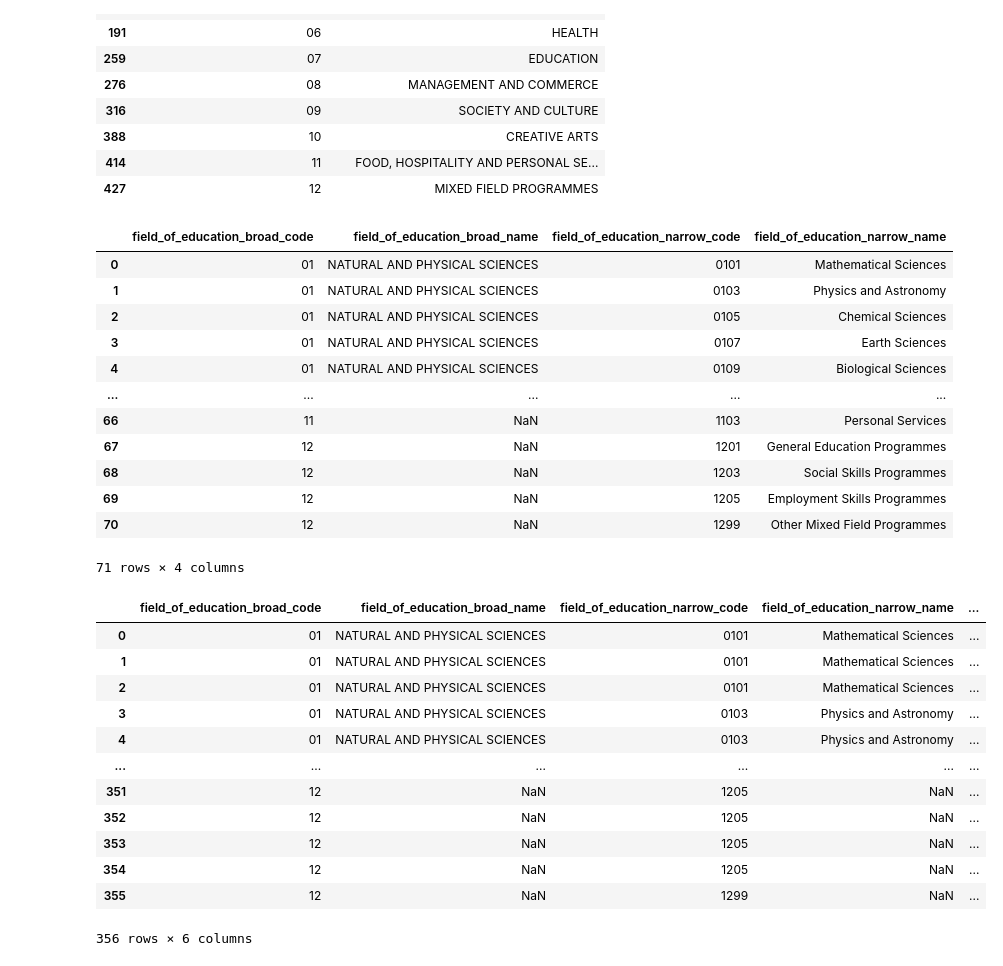
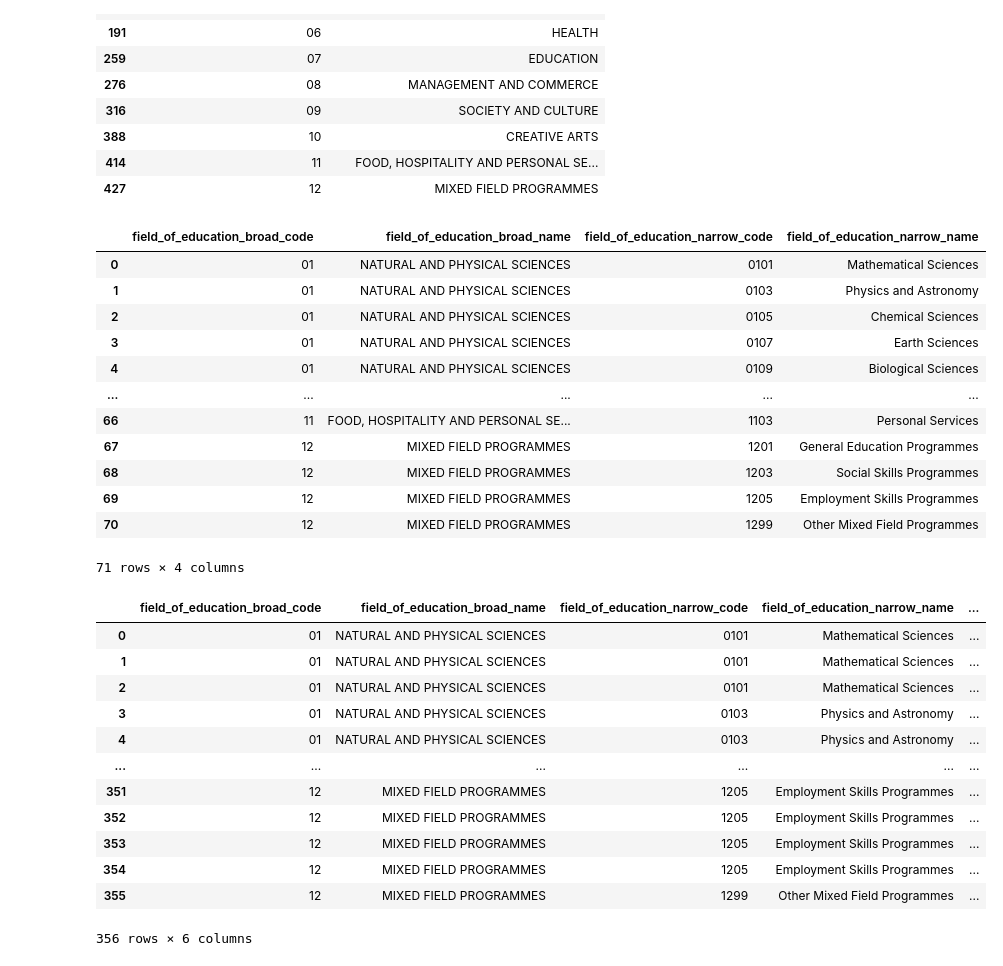
Before and after one commit to danlsn/asced, a Jupyter notebook: scripts/asced_field_of_education_processing.ipynb, the cells around one changed output. Drawn from its saved outputs; the diff is of its cells as text; code cells hidden in the pictures.

Commit message:
fix(foe): update missing broad and narrow codes

```diff
--- a/scripts/asced_field_of_education_processing.ipynb
+++ b/scripts/asced_field_of_education_processing.ipynb
@@ -162,5 +162,5 @@ df_clean
 # %%
-broad_fields = df_clean[df_clean["L1"].notna() & df_clean["L2"].notna()].copy()
+broad_fields = df_clean[df_clean["L1"].notna() & df_clean["L2"].notna()].astype(str).copy()
 
 broad_fields = broad_fields[["L1", "L2"]].rename(
     columns={
@@ -169,6 +169,10 @@ broad_fields = broad_fields[["L1", "L2"]].rename(
     }
 )
 
+broad_fields["field_of_education_broad_code"] = broad_fields["field_of_education_broad_code"].astype(str)
+
+# broad_fields.set_index("field_of_education_broad_code", inplace=True, drop=False)
+
 broad_fields
 # %% [output]
 |  | field_of_education_broad_code | field_of_education_broad_name |
@@ -185,7 +189,7 @@ broad_fields
 | 414 | 11 | FOOD, HOSPITALITY AND PERSONAL SE... |
 | 427 | 12 | MIXED FIELD PROGRAMMES |
 # %%
-narrow_fields = df_clean[df_clean["L2"].notna() & df_clean["L3"].notna()].copy()
+narrow_fields = df_clean[df_clean["L2"].notna() & df_clean["L3"].notna()].astype(str).copy()
 
 narrow_fields = narrow_fields[["L1", "L2", "L3"]].rename(
     columns={
@@ -202,7 +206,6 @@ narrow_fields["field_of_education_broad_code"] = (
 narrow_fields = pd.merge(
     narrow_fields,
     broad_fields[["field_of_education_broad_code", "field_of_education_broad_name"]],
-    on="field_of_education_broad_code",
     how="left",
 )
 
@@ -215,6 +218,8 @@ narrow_fields = narrow_fields[
     ]
 ]
 
+# narrow_fields.set_index("field_of_education_narrow_code", inplace=True, drop=False)
+
 narrow_fields
 # %% [output]
 |  | field_of_education_broad_code | field_of_education_broad_name | field_of_education_narrow_code | field_of_education_narrow_name |
@@ -224,14 +229,14 @@ narrow_fields
 | 3 | 01 | NATURAL AND PHYSICAL SCIENCES | 0107 | Earth Sciences |
 | 4 | 01 | NATURAL AND PHYSICAL SCIENCES | 0109 | Biological Sciences |
 | ... | ... | ... | ... | ... |
-| 66 | 11 | NaN | 1103 | Personal Services |
-| 67 | 12 | NaN | 1201 | General Education Programmes |
-| 68 | 12 | NaN | 1203 | Social Skills Programmes |
-| 69 | 12 | NaN | 1205 | Employment Skills Programmes |
-| 70 | 12 | NaN | 1299 | Other Mixed Field Programmes |
+| 66 | 11 | FOOD, HOSPITALITY AND PERSONAL SE... | 1103 | Personal Services |
+| 67 | 12 | MIXED FIELD PROGRAMMES | 1201 | General Education Programmes |
+| 68 | 12 | MIXED FIELD PROGRAMMES | 1203 | Social Skills Programmes |
+| 69 | 12 | MIXED FIELD PROGRAMMES | 1205 | Employment Skills Programmes |
+| 70 | 12 | MIXED FIELD PROGRAMMES | 1299 | Other Mixed Field Programmes |
 71 rows × 4 columns
 # %%
-detailed_fields = df_clean[df_clean["L3"].notna() & df_clean["L4"].notna()].copy()
+detailed_fields = df_clean[df_clean["L3"].notna() & df_clean["L4"].notna()].astype(str).copy()
 
 detailed_fields = detailed_fields[["L1", "L2", "L3", "L4"]].rename(
     columns={
@@ -255,36 +260,38 @@ detailed_fields = pd.merge(
     narrow_fields[
         [
             "field_of_education_narrow_code",
             "field_of_education_narrow_name",
             "field_of_education_broad_name",
         ]
     ],
     on="field_of_education_narrow_code",
     how="left",
 )
 
 detailed_fields = detailed_fields[
     [
         "field_of_education_broad_code",
         "field_of_education_broad_name",
         "field_of_education_narrow_code",
         "field_of_education_narrow_name",
         "field_of_education_detailed_code",
         "field_of_education_detailed_name",
     ]
 ]
+# detailed_fields.set_index("field_of_education_detailed_code", inplace=True, drop=False)
+
 detailed_fields
 # %% [output]
 |  | field_of_education_broad_code | field_of_education_broad_name | field_of_education_narrow_code | field_of_education_narrow_name | ... |
 | 0 | 01 | NATURAL AND PHYSICAL SCIENCES | 0101 | Mathematical Sciences | ... |
 | 1 | 01 | NATURAL AND PHYSICAL SCIENCES | 0101 | Mathematical Sciences | ... |
 | 2 | 01 | NATURAL AND PHYSICAL SCIENCES | 0101 | Mathematical Sciences | ... |
 | 3 | 01 | NATURAL AND PHYSICAL SCIENCES | 0103 | Physics and Astronomy | ... |
 | 4 | 01 | NATURAL AND PHYSICAL SCIENCES | 0103 | Physics and Astronomy | ... |
 | ... | ... | ... | ... | ... | ... |
-| 351 | 12 | NaN | 1205 | NaN | ... |
-| 352 | 12 | NaN | 1205 | NaN | ... |
-| 353 | 12 | NaN | 1205 | NaN | ... |
-| 354 | 12 | NaN | 1205 | NaN | ... |
-| 355 | 12 | NaN | 1299 | NaN | ... |
+| 351 | 12 | MIXED FIELD PROGRAMMES | 1205 | Employment Skills Programmes | ... |
+| 352 | 12 | MIXED FIELD PROGRAMMES | 1205 | Employment Skills Programmes | ... |
+| 353 | 12 | MIXED FIELD PROGRAMMES | 1205 | Employment Skills Programmes | ... |
+| 354 | 12 | MIXED FIELD PROGRAMMES | 1205 | Employment Skills Programmes | ... |
+| 355 | 12 | MIXED FIELD PROGRAMMES | 1299 | Other Mixed Field Programmes | ... |
 356 rows × 6 columns
```
Also changed, not shown: parts of 5 cells of this notebook, 2 other files.
